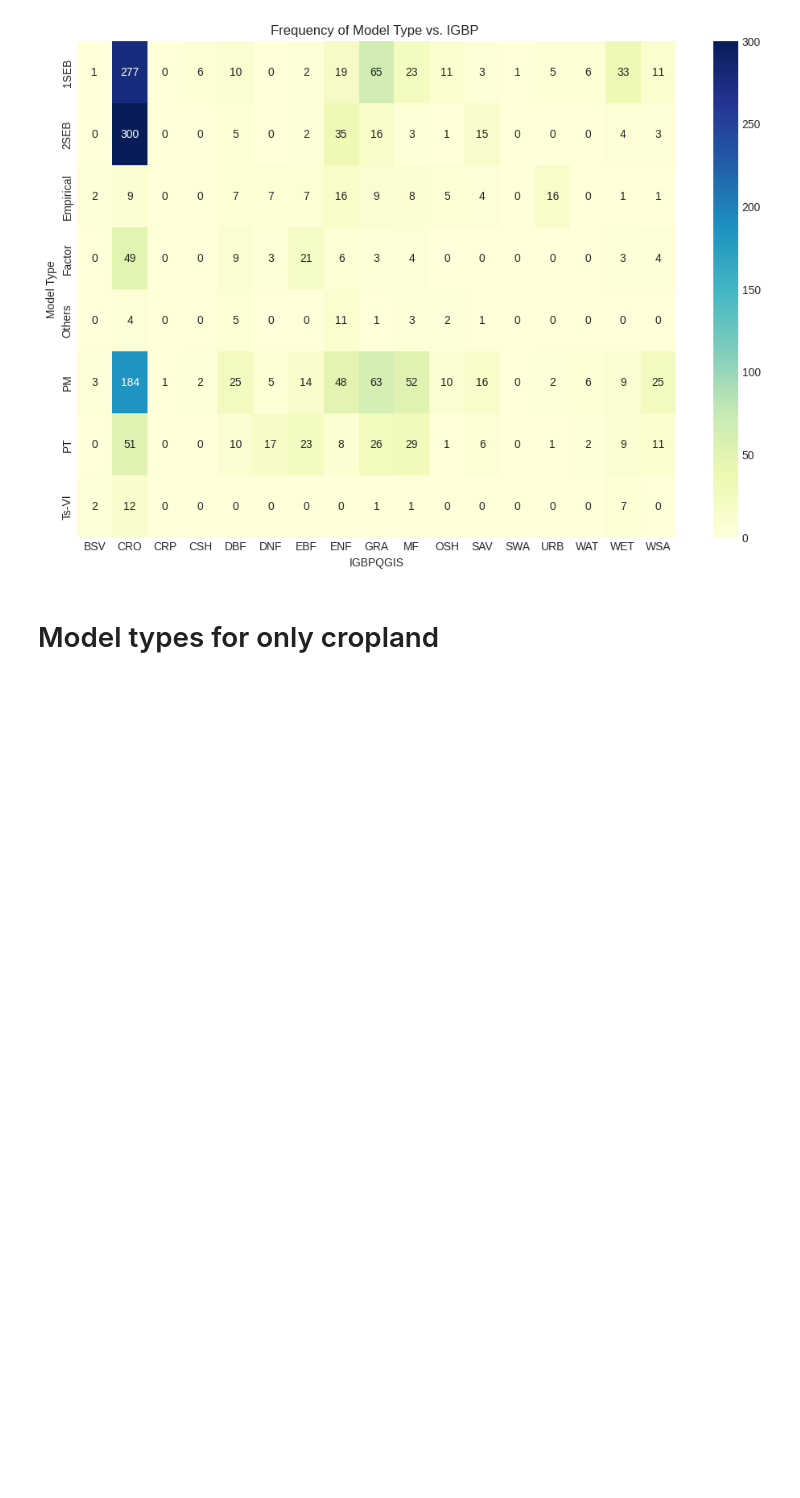
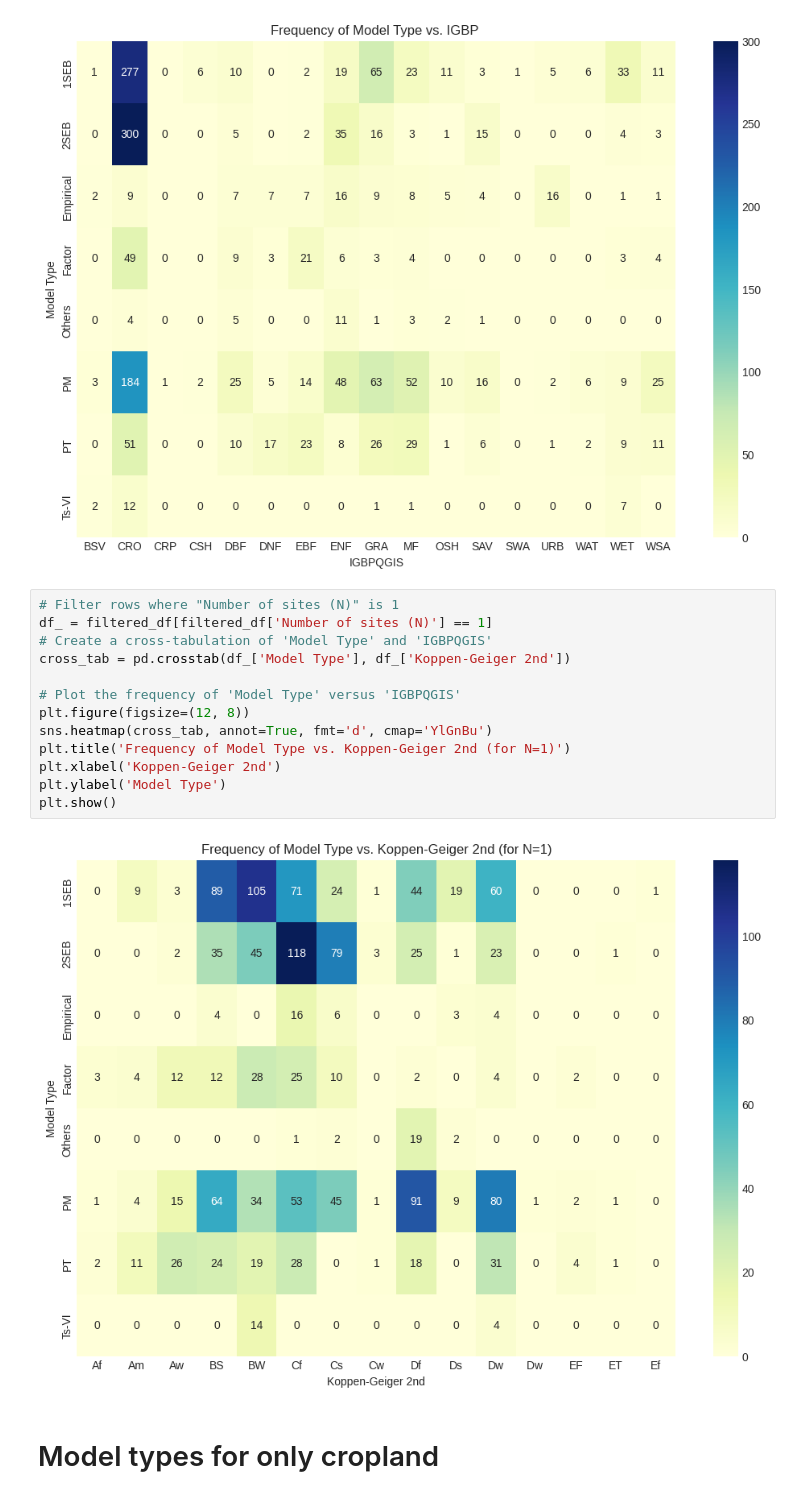
Before and after one commit to trngbich/MetaanalysisBiasET, a Jupyter notebook: PBias_meta_analyses.ipynb, the cells around one changed output. Drawn from its saved outputs; the diff is of its cells as text; blank space fills up the shorter version.

```diff
--- a/PBias_meta_analyses.ipynb
+++ b/PBias_meta_analyses.ipynb
@@ -1490,6 +1510,21 @@ plt.ylabel('Model Type')
 plt.show()
 # %% [output]
 [figure]
+# %%
+# Filter rows where "Number of sites (N)" is 1
+df_ = filtered_df[filtered_df['Number of sites (N)'] == 1]
+# Create a cross-tabulation of 'Model Type' and 'IGBPQGIS'
+cross_tab = pd.crosstab(df_['Model Type'], df_['Koppen-Geiger 2nd'])
+
+# Plot the frequency of 'Model Type' versus 'IGBPQGIS'
+plt.figure(figsize=(12, 8))
+sns.heatmap(cross_tab, annot=True, fmt='d', cmap='YlGnBu')
+plt.title('Frequency of Model Type vs. Koppen-Geiger 2nd (for N=1)')
+plt.xlabel('Koppen-Geiger 2nd')
+plt.ylabel('Model Type')
+plt.show()
+# %% [output]
+[figure, added]
 # %% [markdown]
 # Model types for only cropland
 # %%
```
Also changed, not shown: parts of 43 cells of this notebook.
